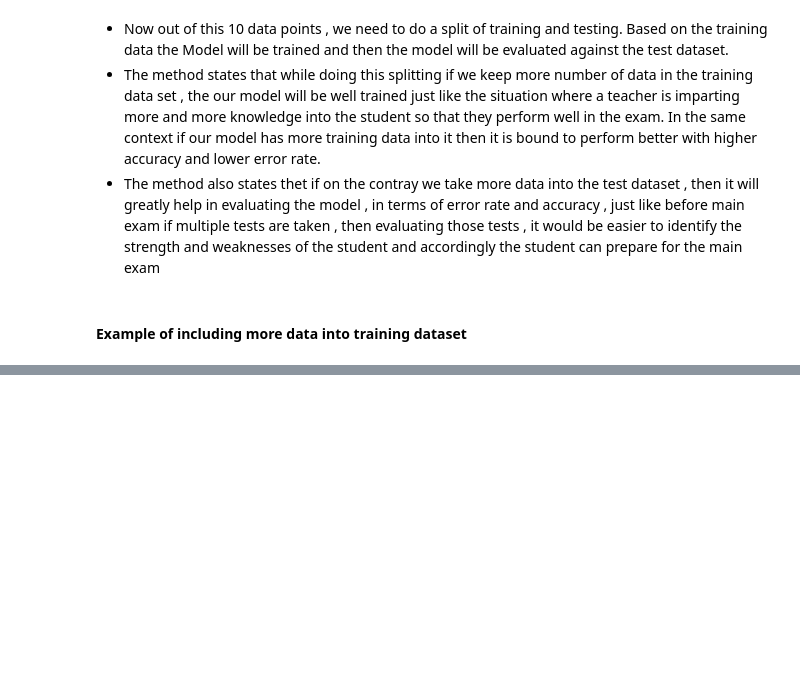
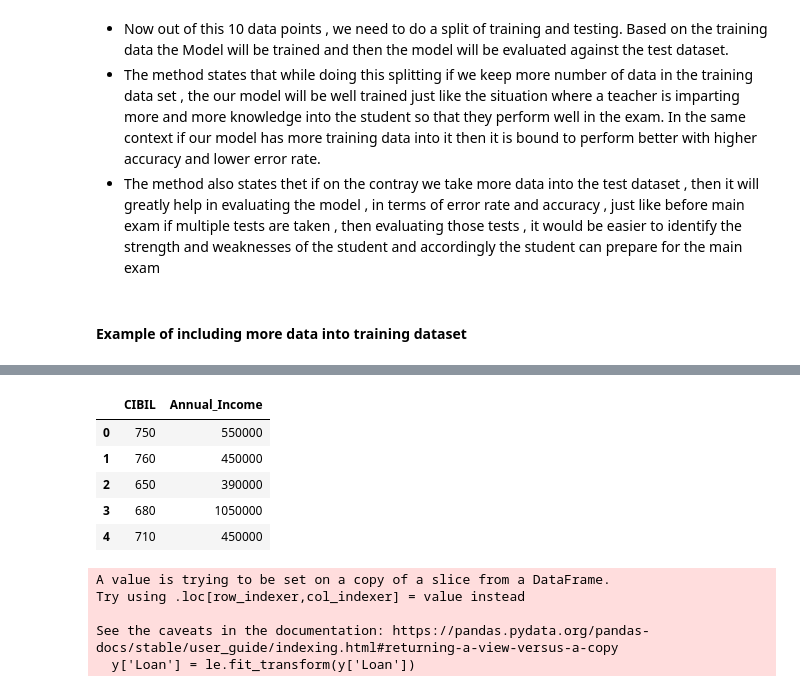
Before and after one commit to Csengupta1101/ML-Concepts, a Jupyter notebook: Hold Out & Cross Val.ipynb, the cells around one changed output, grey strips where cells are left out. Saved outputs shown, nothing was run; the diff lists cells and outputs as text; code cells hidden in the pictures; blank space fills up the shorter version.

```diff
--- a/Hold Out & Cross Val.ipynb
+++ b/Hold Out & Cross Val.ipynb
@@ -37,0 +60,24 @@ bank.head()
+# %%
+# Now we can see that cust_id as an feature is not adding any value to our model , so let's drop it from x
+x = x.drop(['Cust_id'],axis =1)
+# %%
+x.head()
+# %% [output]
+|  | CIBIL | Annual_Income |
+| 0 | 750 | 550000 |
+| 1 | 760 | 450000 |
+| 2 | 650 | 390000 |
+| 3 | 680 | 1050000 |
+| 4 | 710 | 450000 |
+# %%
+# the next thing that we need to do is encode our y dataframe , yes will be converted into 1 and no will be converted into 0
+# we will use labelencoder for this.
+from sklearn.preprocessing import LabelEncoder
+le = LabelEncoder()
+y['Loan'] = le.fit_transform(y['Loan'])
+# %% [output]
+A value is trying to be set on a copy of a slice from a DataFrame.
+Try using .loc[row_indexer,col_indexer] = value instead
+
+See the caveats in the documentation: https://pandas.pydata.org/pandas-docs/stable/user_guide/indexing.html#returning-a-view-versus-a-copy
+  y['Loan'] = le.fit_transform(y['Loan'])
```
Also changed, not shown: parts of 20 cells of this notebook.
